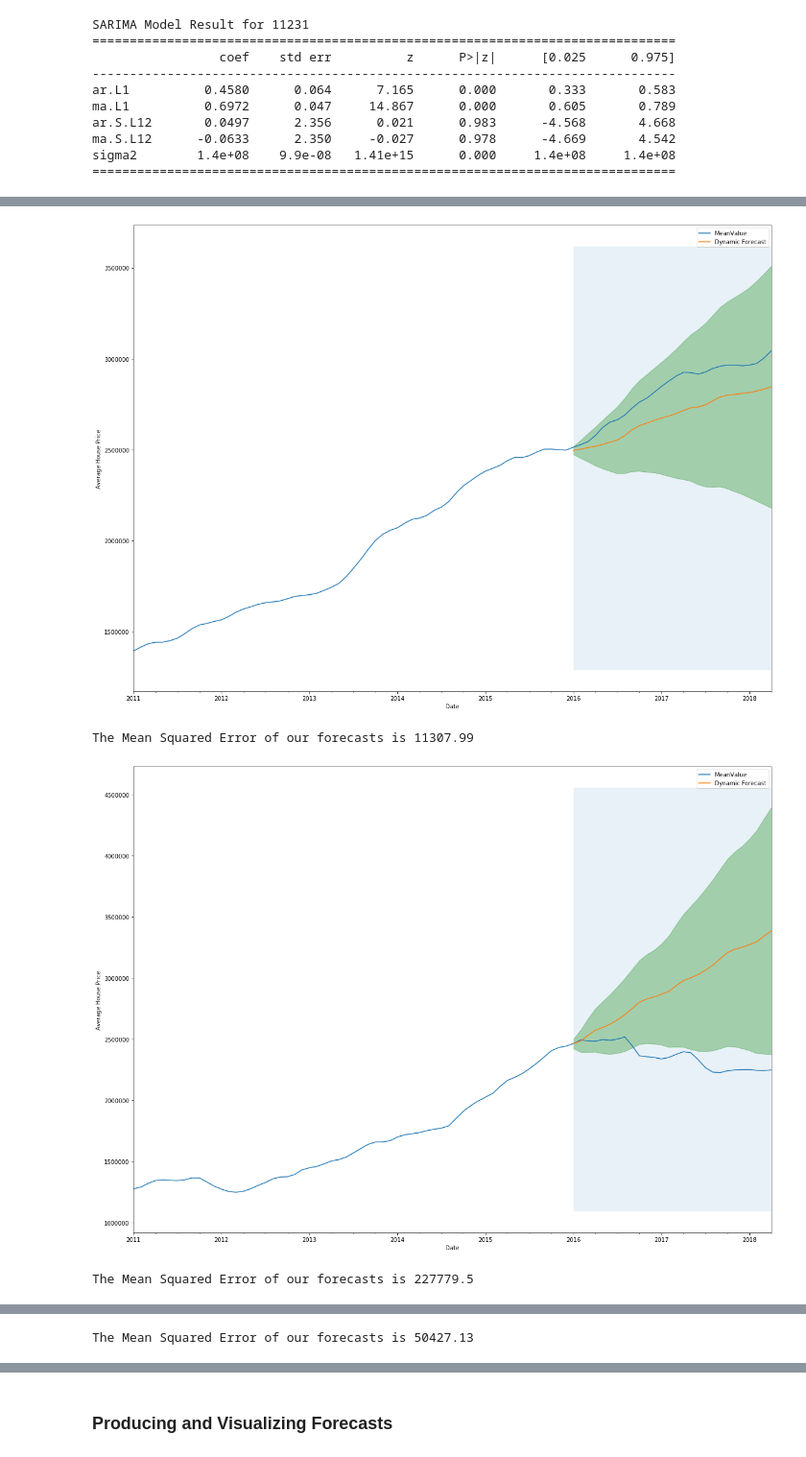
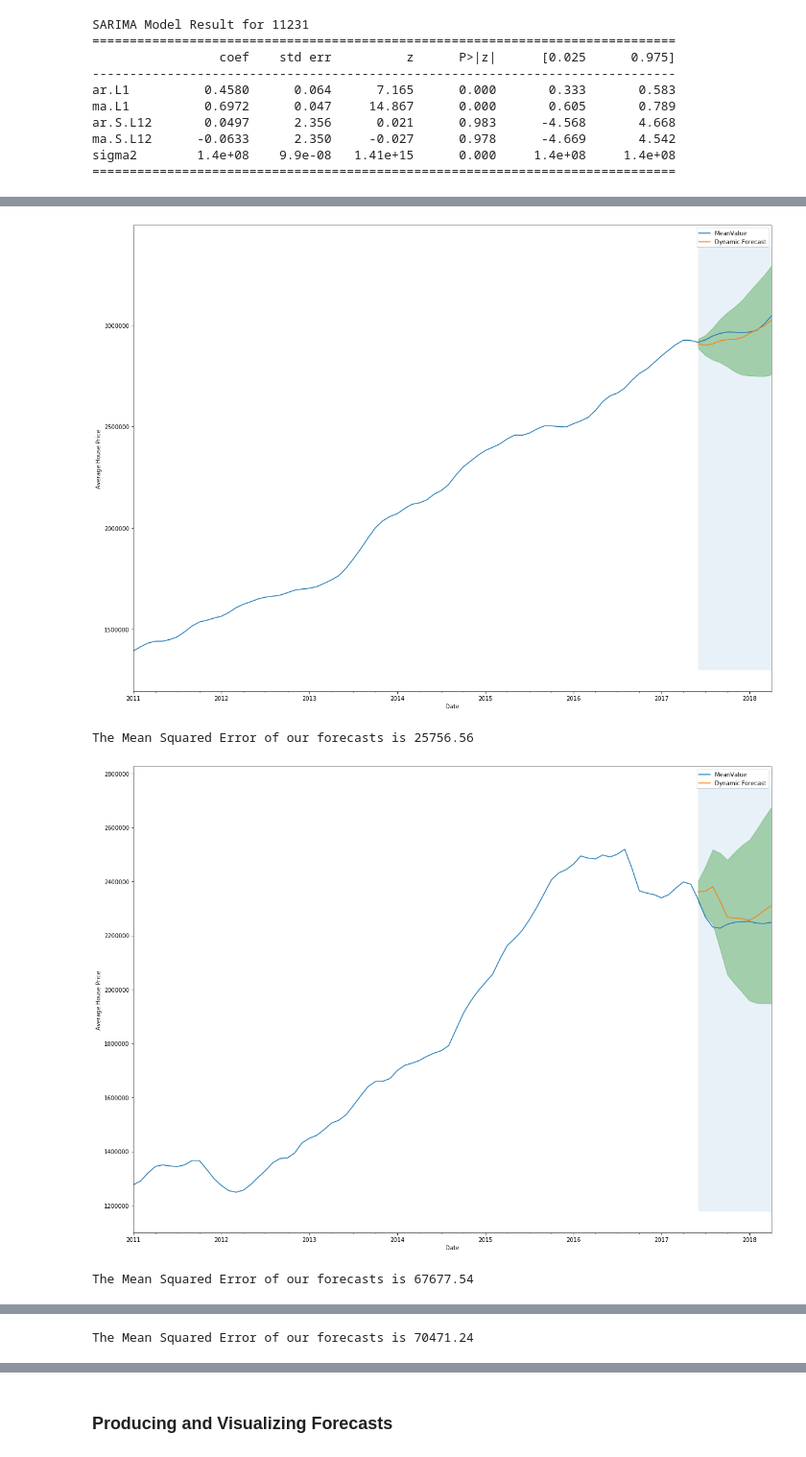
Before and after one commit to bonniema/House-Price-Prediction-with-Time-Series, a Jupyter notebook: mod_4_starter_notebook.ipynb, the cells around one changed output, grey strips where cells are left out. Shown at 96% size. Cells and saved outputs as stored; diff of their text form; code cells hidden in the pictures.

```diff
--- a/mod_4_starter_notebook.ipynb
+++ b/mod_4_starter_notebook.ipynb
@@ -458,6 +460,7 @@ sigma2        1.4e+08    9.9e-08   1.41e+15      0.000     1.4e+08     1.4e+08
 summary_table = pd.DataFrame()
 Zipcode = []
 MSE_Value = []
+models = []
 for name, pdq, pdqs, df in zip(best_para['name'], best_para['pdq'], best_para['pdqs'], zip_dfs):
 
 
@@ -470,42 +473,43 @@ for name, pdq, pdqs, df in zip(best_para['name'], best_para['pdq'], best_para['p
 
 
     output = ARIMA_MODEL.fit()
+    models.append(output)
 
-    #get dynamic predictions starting 2017-01-01
-    pred_dynamic = output.get_prediction(start=pd.to_datetime('2016-01-01'), dynamic = True, full_results = True)
+    #get dynamic predictions starting 2017-06-01
+    pred_dynamic = output.get_prediction(start=pd.to_datetime('2017-06-01'), dynamic = True, full_results = True)
     pred_dynamic_conf = pred_dynamic.conf_int()
     zip_forecasted = pred_dynamic.predicted_mean
-    zip_truth = df['2016':]['MeanValue']
+    zip_truth = df['2017-06-01':]['MeanValue']
 
 
     #Plot the dynamic forecast with confidence intervals as above
     ax = df['2011':].plot(label='observed', figsize=(20, 15))
     pred_dynamic.predicted_mean.plot(label='Dynamic Forecast', ax=ax)
 
     ax.fill_between(pred_dynamic_conf.index,
                     pred_dynamic_conf.iloc[:, 0],
                     pred_dynamic_conf.iloc[:, 1], color='g', alpha=.3)
 
-    ax.fill_betweenx(ax.get_ylim(), pd.to_datetime('2016-01-01'), zip_forecasted.index[-1], alpha=.1, zorder=-1)
+    ax.fill_betweenx(ax.get_ylim(), pd.to_datetime('2017-06-01'), zip_forecasted.index[-1], alpha=.1, zorder=-1)
 
     ax.set_xlabel('Date')
     ax.set_ylabel('Average House Price')
 
     plt.legend()
     plt.show()
 
     #print(type(zip_forecasted))
     #print(zip_truth)
-    mse = ((zip_forecasted - zip_truth)**2/2000000).mean()
-    print('The Mean Squared Error of our forecasts is {}'.format(round(mse, 2)))
+    sqrt_mse = np.sqrt(((zip_forecasted - zip_truth)**2).mean())
+    print('The Mean Squared Error of our forecasts is {}'.format(round(sqrt_mse, 2)))
 
     Zipcode.append(name)
-    MSE_Value.append(mse)
+    MSE_Value.append(sqrt_mse)
 
 summary_table['Zipcode'] = Zipcode
-summary_table['MSE'] = MSE_Value
+summary_table['Sqrt_MSE'] = MSE_Value
 # %% [output]
-[figure, old version]
+[figure, new version]
-The Mean Squared Error of our forecasts is 11307.99
+The Mean Squared Error of our forecasts is 25756.56
-[figure, old version]
+[figure, new version]
-The Mean Squared Error of our forecasts is 227779.5
+The Mean Squared Error of our forecasts is 67677.54
@@ -513,4 +517,4 @@ The Mean Squared Error of our forecasts is 227779.5
-The Mean Squared Error of our forecasts is 50427.13
+The Mean Squared Error of our forecasts is 70471.24
 # %%
 summary_table
 # %% [output]
```
Also changed, not shown: parts of 28 cells of this notebook.
